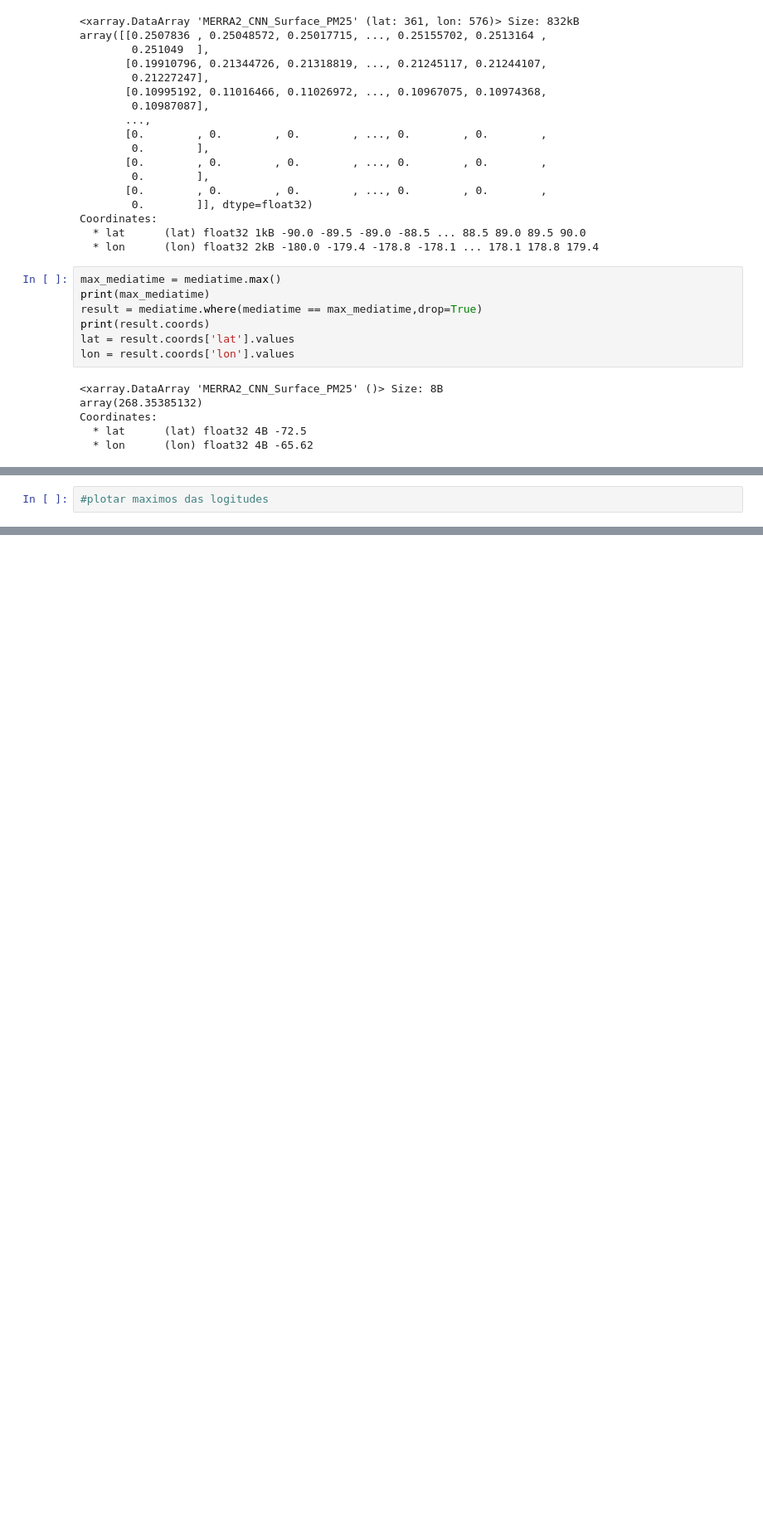
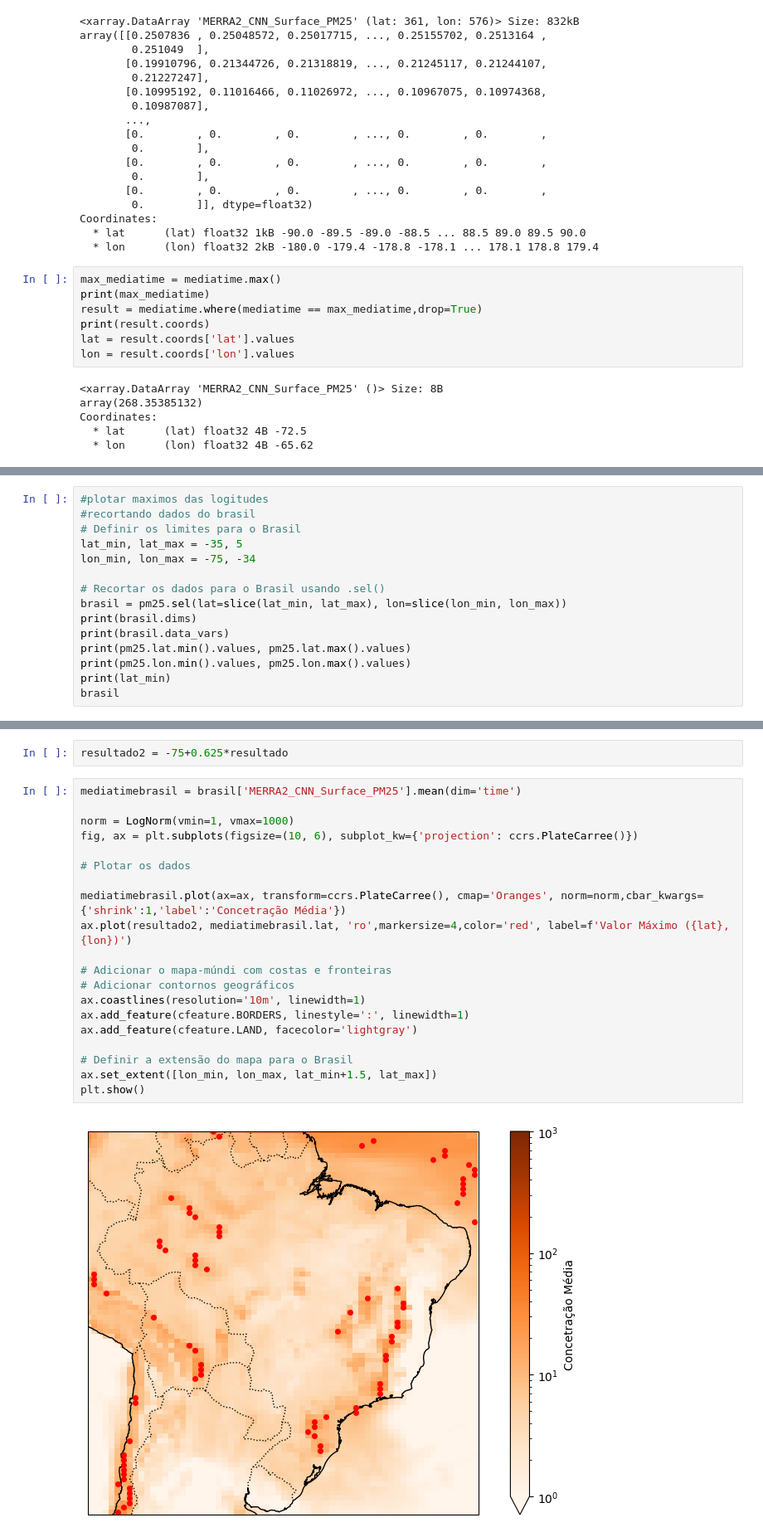
Before and after one commit to Bianca-bonetti/ENS410064, a Jupyter notebook: Atividade04.ipynb, the cells around one changed output, grey strips where cells are left out. Shown at 83% size. Drawn from its saved outputs; the diff is of its cells as text; blank space fills up the shorter version.

```diff
--- a/Atividade04.ipynb
+++ b/Atividade04.ipynb
@@ -128,2 +128,15 @@ plt.show()
 # %%
 #plotar maximos das logitudes
+#recortando dados do brasil
+# Definir os limites para o Brasil
+lat_min, lat_max = -35, 5
+lon_min, lon_max = -75, -34
+
+# Recortar os dados para o Brasil usando .sel()
+brasil = pm25.sel(lat=slice(lat_min, lat_max), lon=slice(lon_min, lon_max))
+print(brasil.dims)
+print(brasil.data_vars)
+print(pm25.lat.min().values, pm25.lat.max().values)
+print(pm25.lon.min().values, pm25.lon.max().values)
+print(lat_min)
+brasil
@@ -129,0 +196,24 @@ plt.show()
+# %%
+resultado2 = -75+0.625*resultado
+# %%
+mediatimebrasil = brasil['MERRA2_CNN_Surface_PM25'].mean(dim='time')
+
+norm = LogNorm(vmin=1, vmax=1000)
+fig, ax = plt.subplots(figsize=(10, 6), subplot_kw={'projection': ccrs.PlateCarree()})
+
+# Plotar os dados
+
+mediatimebrasil.plot(ax=ax, transform=ccrs.PlateCarree(), cmap='Oranges', norm=norm,cbar_kwargs={'shrink':1,'label':'Concetração Média'})
+ax.plot(resultado2, mediatimebrasil.lat, 'ro',markersize=4,color='red', label=f'Valor Máximo ({lat}, {lon})')
+
+# Adicionar o mapa-múndi com costas e fronteiras
+# Adicionar contornos geográficos
+ax.coastlines(resolution='10m', linewidth=1)
+ax.add_feature(cfeature.BORDERS, linestyle=':', linewidth=1)
+ax.add_feature(cfeature.LAND, facecolor='lightgray')
+
+# Definir a extensão do mapa para o Brasil
+ax.set_extent([lon_min, lon_max, lat_min+1.5, lat_max])
+plt.show()
+# %% [output]
+[figure, added]
```
Also changed, not shown: parts of 6 cells of this notebook.
